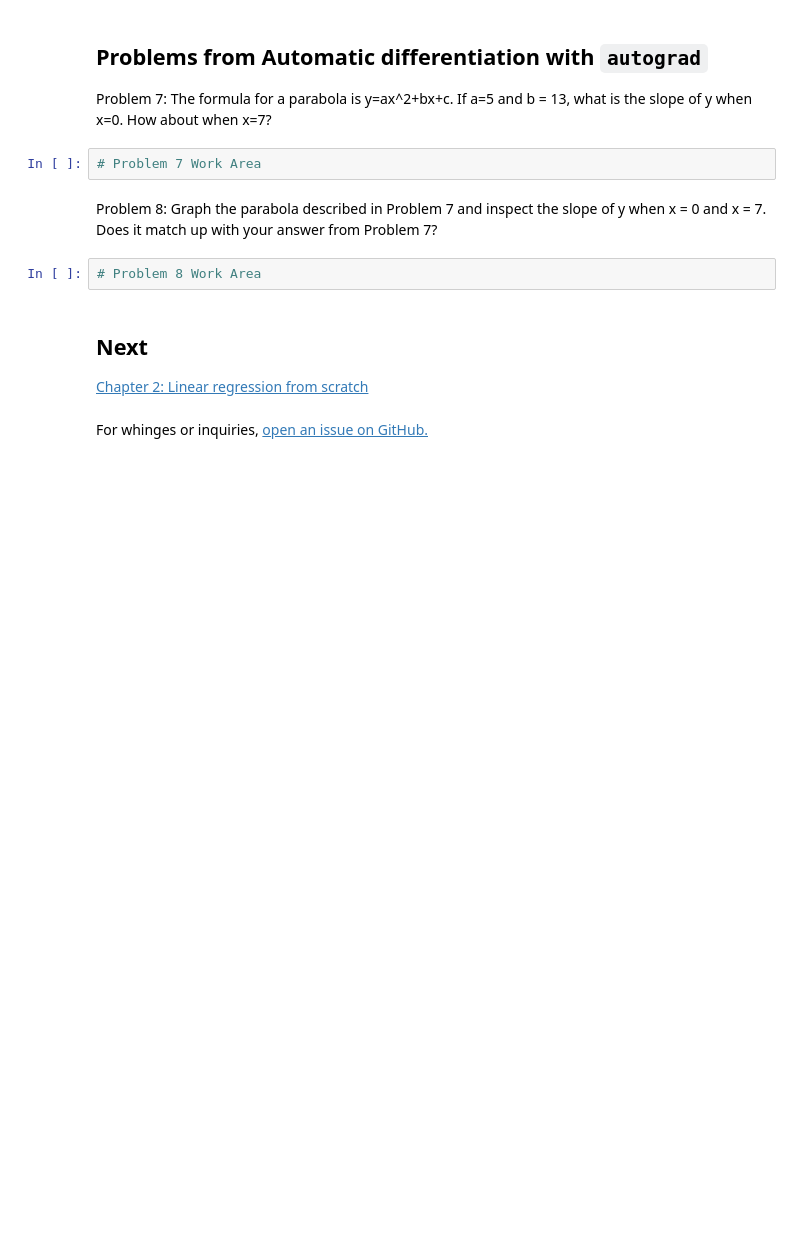
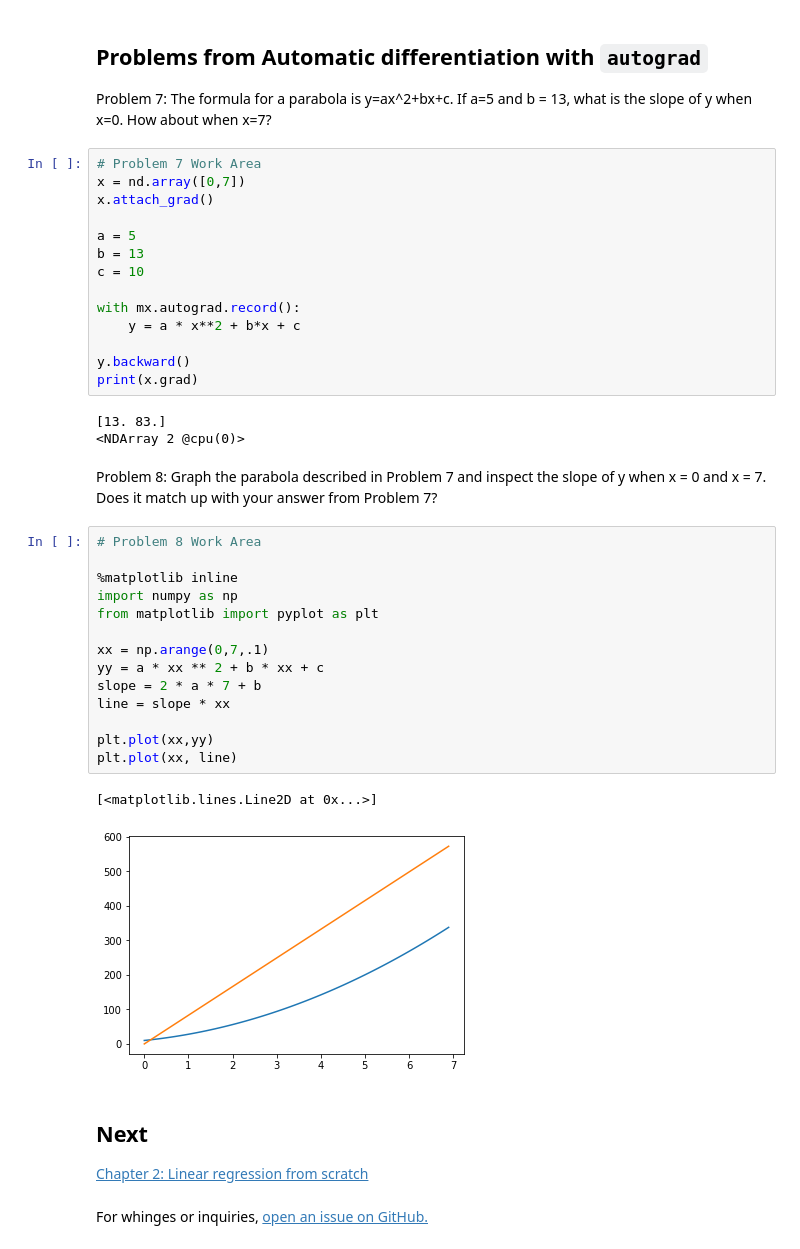
Before and after one commit to brianmcconnel/mxnet-the-straight-dope, a Jupyter notebook: chapter01_crashcourse/chapter-one-problem-set.ipynb, the cells around one changed output. Saved outputs shown, nothing was run; the diff lists cells and outputs as text; blank space fills up the shorter version.

```diff
--- a/chapter01_crashcourse/chapter-one-problem-set.ipynb
+++ b/chapter01_crashcourse/chapter-one-problem-set.ipynb
@@ -148,12 +168,42 @@ for dice in range(2):
 ## Problems from Automatic differentiation with ``autograd``
 
 Problem 7: The formula for a parabola is y=ax^2+bx+c. If a=5 and b = 13, what is the slope of y when x=0.  How about when x=7?
-# %%
-# Problem 7 Work Area
+# %%
+# Problem 7 Work Area
+x = nd.array([0,7])
+x.attach_grad()
+
+a = 5
+b = 13
+c = 10
+
+with mx.autograd.record():
+    y = a * x**2 + b*x + c
+
+y.backward()
+print(x.grad)
+# %% [output]
+[13. 83.]
+<NDArray 2 @cpu(0)>
 # %% [markdown]
 Problem 8: Graph the parabola described in Problem 7 and inspect the slope of y when x = 0 and x = 7. Does it match up with your answer from Problem 7?
-# %%
-# Problem 8 Work Area
+# %%
+# Problem 8 Work Area
+
+%matplotlib inline
+import numpy as np
+from matplotlib import pyplot as plt
+
+xx = np.arange(0,7,.1)
+yy = a * xx ** 2 + b * xx + c
+slope = 2 * a * 7 + b
+line = slope * xx
+
+plt.plot(xx,yy)
+plt.plot(xx, line)
+# %% [output]
+[<matplotlib.lines.Line2D at 0x...>]
+[figure, added]
 # %% [markdown]
 ## Next
 [Chapter 2: Linear regression from scratch](../chapter02_supervised-learning/linear-regression-scratch.ipynb)
```
Also changed, not shown: parts of 3 cells of this notebook.
